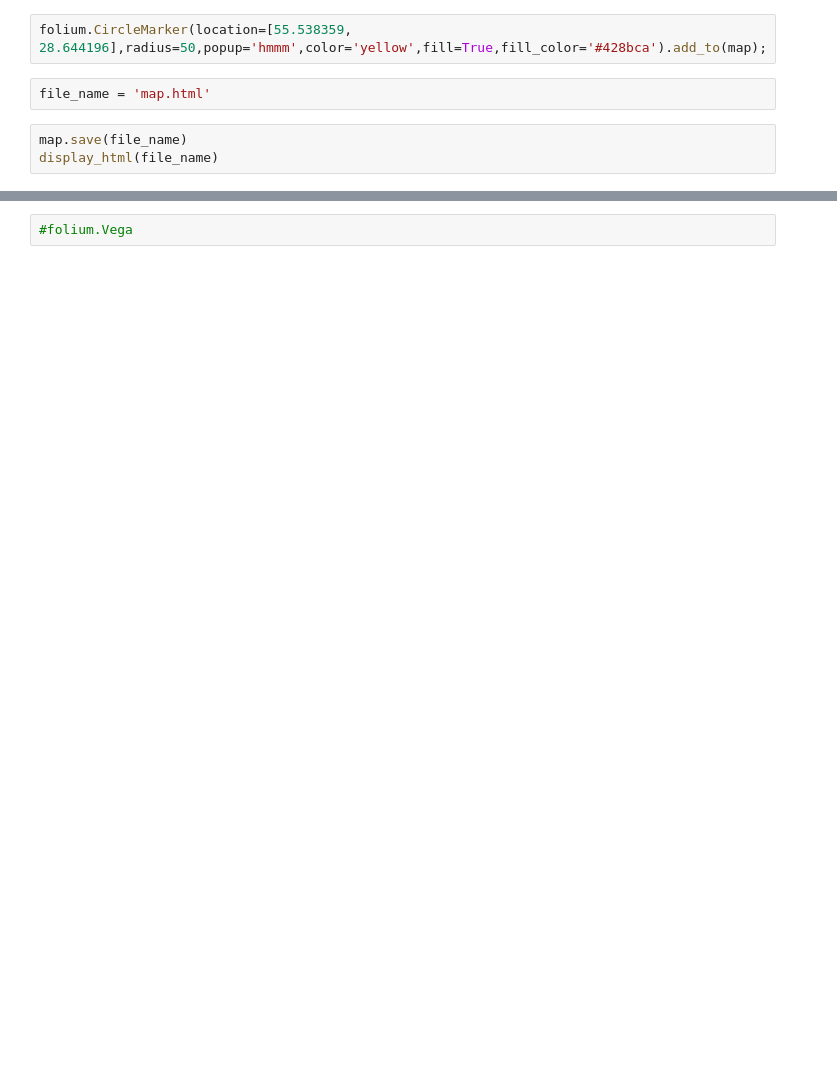
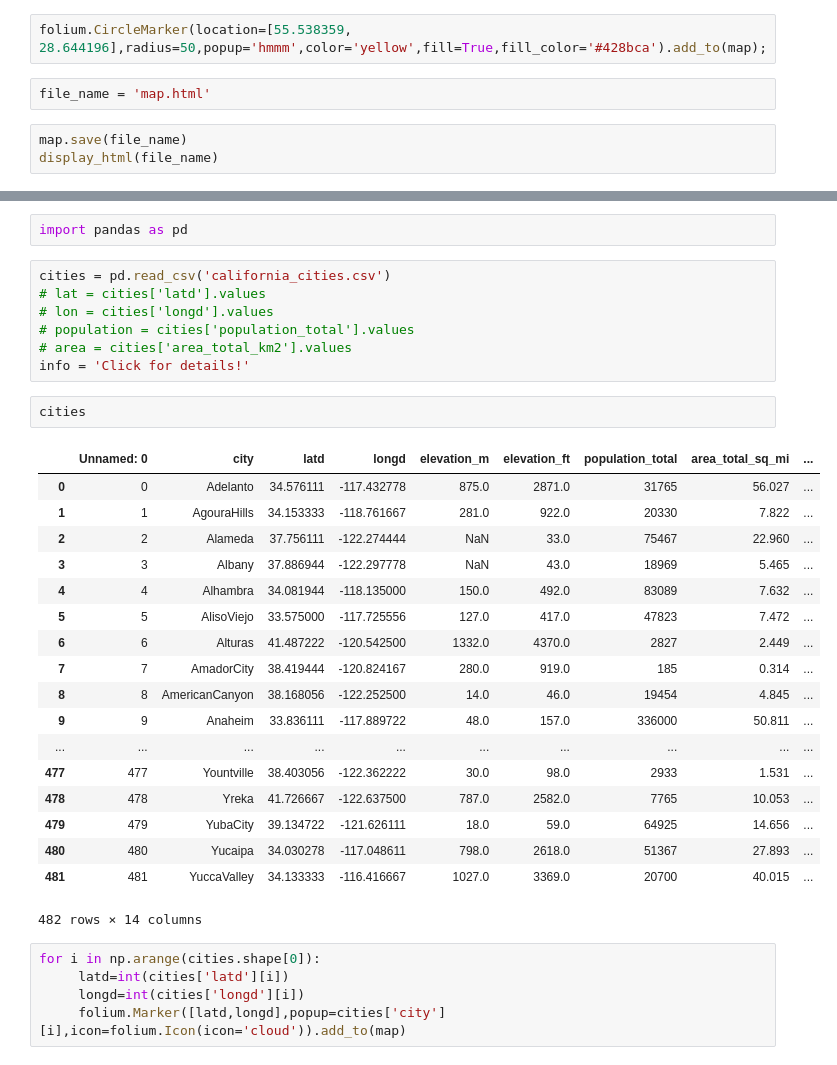
Before and after one commit to Apokalipsis113/Python, a Jupyter notebook: folium/folium.ipynb, the cells around one changed output, grey strips where cells are left out. Cells and saved outputs as stored; diff of their text form; blank space fills up the shorter version.

```diff
--- a/folium/folium.ipynb
+++ b/folium/folium.ipynb
@@ -26,4 +27,37 @@ IFrame(file_name,width=1000,height=300)
 # %% [output]
 [interactive output not drawn]
-# %%
-#folium.Vega
+# %%
+import pandas as pd
+# %%
+cities = pd.read_csv('california_cities.csv')
+# lat = cities['latd'].values
+# lon = cities['longd'].values
+# population = cities['population_total'].values
+# area = cities['area_total_km2'].values
+info = 'Click for details!'
+# %%
+cities
+# %% [output]
+|  | Unnamed: 0 | city | latd | longd | elevation_m | elevation_ft | population_total | area_total_sq_mi | ... |
+| 0 | 0 | Adelanto | 34.576111 | -117.432778 | 875.0 | 2871.0 | 31765 | 56.027 | ... |
+| 1 | 1 | AgouraHills | 34.153333 | -118.761667 | 281.0 | 922.0 | 20330 | 7.822 | ... |
+| 2 | 2 | Alameda | 37.756111 | -122.274444 | NaN | 33.0 | 75467 | 22.960 | ... |
+| 3 | 3 | Albany | 37.886944 | -122.297778 | NaN | 43.0 | 18969 | 5.465 | ... |
+| 4 | 4 | Alhambra | 34.081944 | -118.135000 | 150.0 | 492.0 | 83089 | 7.632 | ... |
+| 5 | 5 | AlisoViejo | 33.575000 | -117.725556 | 127.0 | 417.0 | 47823 | 7.472 | ... |
+| 6 | 6 | Alturas | 41.487222 | -120.542500 | 1332.0 | 4370.0 | 2827 | 2.449 | ... |
+| 7 | 7 | AmadorCity | 38.419444 | -120.824167 | 280.0 | 919.0 | 185 | 0.314 | ... |
+| 8 | 8 | AmericanCanyon | 38.168056 | -122.252500 | 14.0 | 46.0 | 19454 | 4.845 | ... |
+| 9 | 9 | Anaheim | 33.836111 | -117.889722 | 48.0 | 157.0 | 336000 | 50.811 | ... |
+| ... | ... | ... | ... | ... | ... | ... | ... | ... | ... |
+| 477 | 477 | Yountville | 38.403056 | -122.362222 | 30.0 | 98.0 | 2933 | 1.531 | ... |
+| 478 | 478 | Yreka | 41.726667 | -122.637500 | 787.0 | 2582.0 | 7765 | 10.053 | ... |
+| 479 | 479 | YubaCity | 39.134722 | -121.626111 | 18.0 | 59.0 | 64925 | 14.656 | ... |
+| 480 | 480 | Yucaipa | 34.030278 | -117.048611 | 798.0 | 2618.0 | 51367 | 27.893 | ... |
+| 481 | 481 | YuccaValley | 34.133333 | -116.416667 | 1027.0 | 3369.0 | 20700 | 40.015 | ... |
+482 rows × 14 columns
+# %%
+for i in np.arange(cities.shape[0]):
+     latd=int(cities['latd'][i])
+     longd=int(cities['longd'][i])
+     folium.Marker([latd,longd],popup=cities['city'][i],icon=folium.Icon(icon='cloud')).add_to(map)
```
Also changed, not shown: parts of 4 cells of this notebook, 4 other files.
